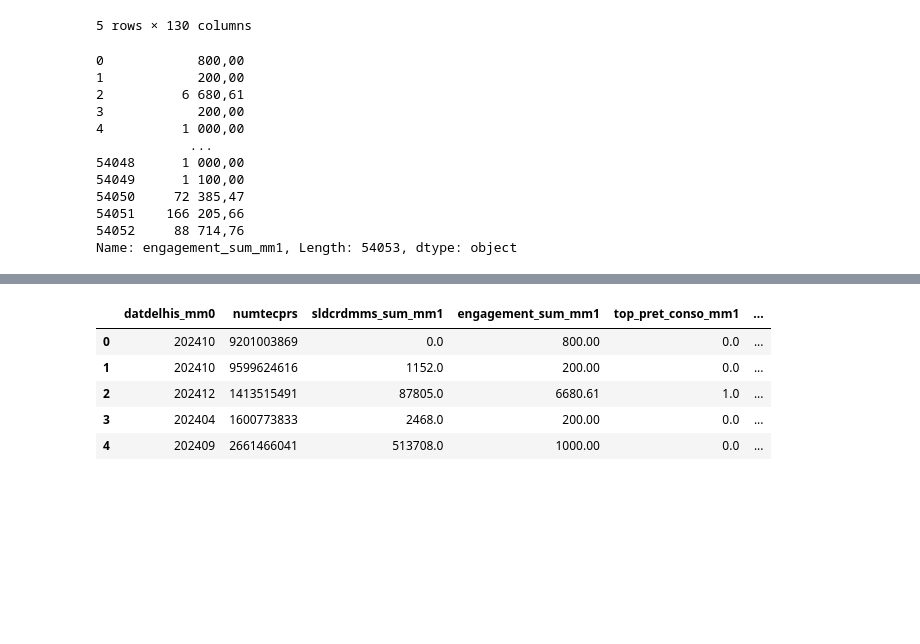
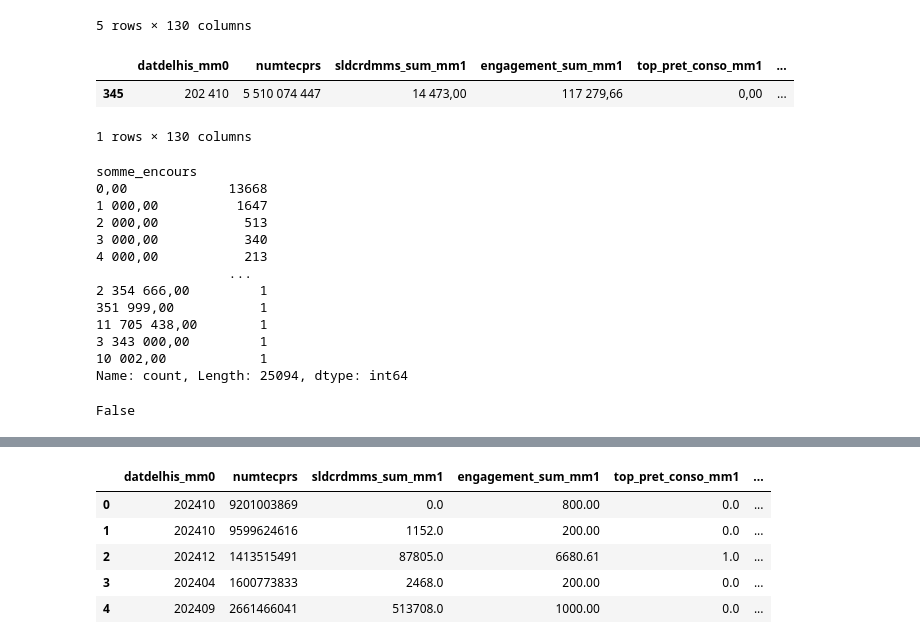
Before and after one commit to DaveMTK20002/PROJET-SCORING-Ikram-Davick, a Jupyter notebook: avancement.ipynb, the cells around one changed output, grey strips where cells are left out. Cells and saved outputs as stored; diff of their text form; code cells hidden in the pictures; blank space fills up the shorter version.

```diff
--- a/avancement.ipynb
+++ b/avancement.ipynb
@@ -19,18 +20,29 @@ data.head()
 | 3 | 202 404 | 1 600 773 833 | 2 468,00 | 200,00 | 0,00 | ... |
 | 4 | 202 409 | 2 661 466 041 | 513 708,00 | 1 000,00 | 0,00 | ... |
 5 rows × 130 columns
-# %%
-data.engagement_sum_mm1
-# %% [output]
-0            800,00
-1            200,00
-2          6 680,61
-3            200,00
-4          1 000,00
-            ...
-54048      1 000,00
-54049      1 100,00
-54050     72 385,47
-54051    166 205,66
-54052     88 714,76
-Name: engagement_sum_mm1, Length: 54053, dtype: object
+# %%
+data.loc[[345,]]
+# %% [output]
+|  | datdelhis_mm0 | numtecprs | sldcrdmms_sum_mm1 | engagement_sum_mm1 | top_pret_conso_mm1 | ... |
+| 345 | 202 410 | 5 510 074 447 | 14 473,00 | 117 279,66 | 0,00 | ... |
+1 rows × 130 columns
+# %%
+data.somme_encours.value_counts()
+# %% [output]
+somme_encours
+0,00             13668
+1 000,00          1647
+2 000,00           513
+3 000,00           340
+4 000,00           213
+                 ...
+2 354 666,00         1
+351 999,00           1
+11 705 438,00        1
+3 343 000,00         1
+10 002,00            1
+Name: count, Length: 25094, dtype: int64
+# %%
+any(data.isna().sum())
+# %% [output]
+False
```
Also changed, not shown: parts of 17 cells of this notebook, 1 other file.
